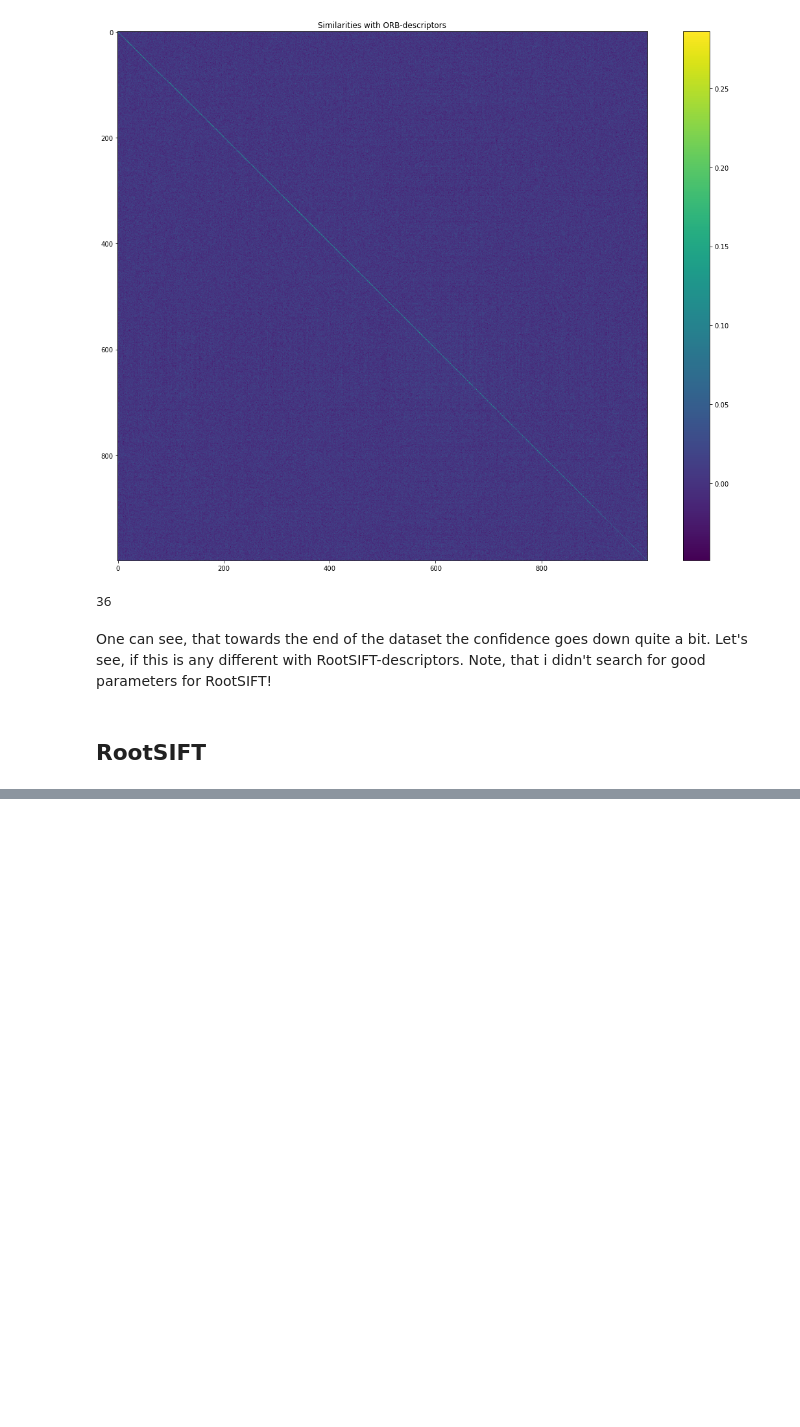
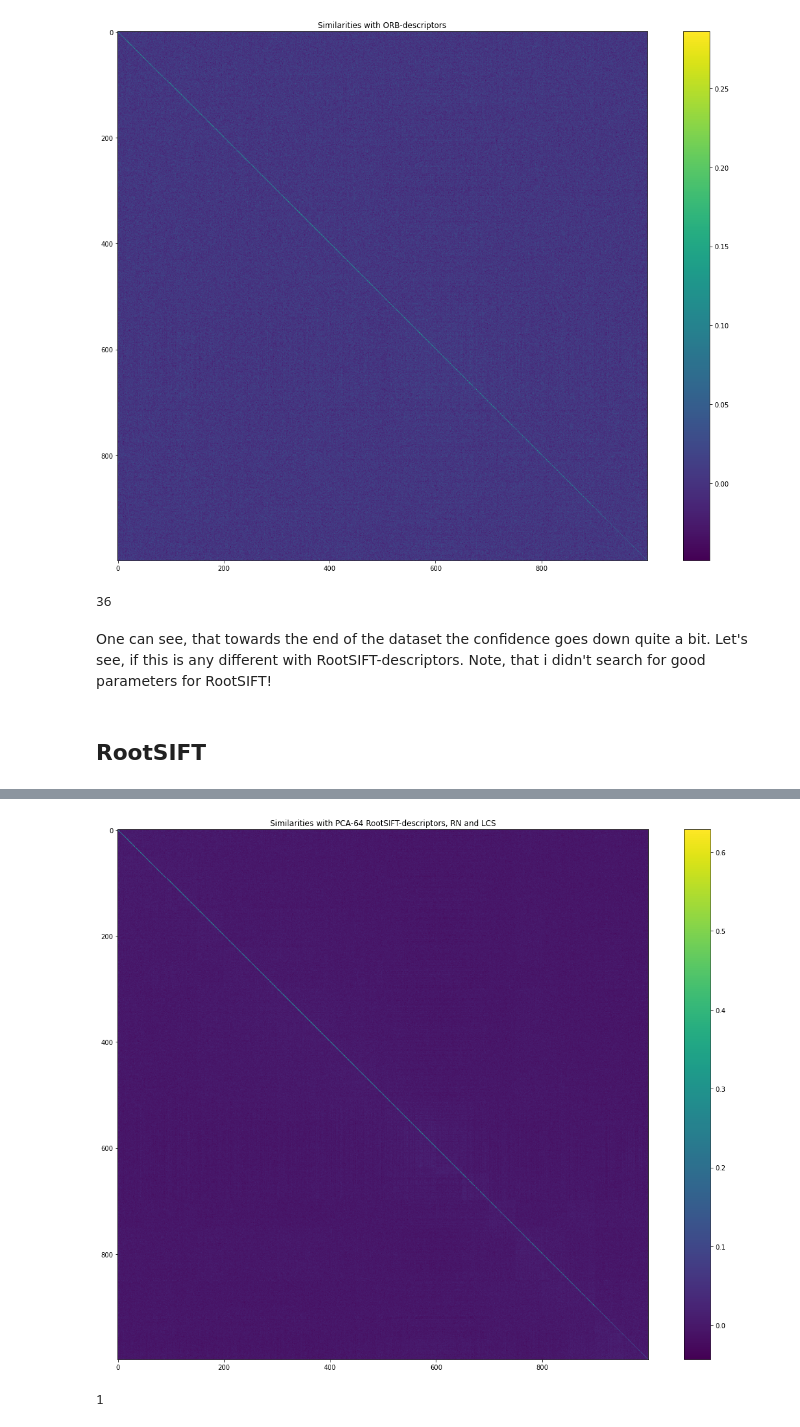
Before and after one commit to tim-hilt/vlad, a Jupyter notebook: examples/example.ipynb, the cells around one changed output, grey strips where cells are left out. Saved outputs shown, nothing was run; the diff lists cells and outputs as text; code cells hidden in the pictures; blank space fills up the shorter version.

```diff
--- a/examples/example.ipynb
+++ b/examples/example.ipynb
@@ -168,0 +194,5 @@ plt.colorbar();
+# %%
+tmp = []
+for i in range(db_tensor.shape[-1]):
+    tmp.append(db_mat_pca[i*db_tensor.shape[0]:(i+1)*db_tensor.shape[0]])
+db_tensor_pca = np.dstack(tmp)
@@ -168,0 +203,2 @@ plt.colorbar();
+# %%
+vlad_pca = VLAD(norming="RN", lcs=True).fit(db_tensor_pca)
@@ -168,0 +209,12 @@ plt.colorbar();
+# %%
+query_mat_pca = pca.transform(query_mat)
+
+tmp = []
+for i in range(query_tensor.shape[-1]):
+    tmp.append(query_mat_pca[i*query_tensor.shape[0]:(i+1)*query_tensor.shape[0]])
+query_tensor_pca = np.dstack(tmp)
+# %%
+scores_pca = np.zeros((query_tensor.shape[-1], vlad_pca.database.shape[0]))
+
+for i in pb.progressbar(range(len(scores_pca))):
+    scores_pca[i] = vlad_pca.predict_proba(query_tensor_pca[...,i])
@@ -168,0 +223,11 @@ plt.colorbar();
+# %%
+plt.figure(figsize=(20,15))
+plt.imshow(scores_pca)
+plt.title("Similarities with PCA-64 RootSIFT-descriptors, RN and LCS")
+plt.colorbar();
+# %% [output]
+[figure, added]
+# %%
+(np.argmax(scores_pca, axis=1) != np.delete(np.arange(1000), 92)).sum()  # Count number of false classifications
+# %% [output]
+1
```
Also changed, not shown: parts of 30 cells of this notebook, 2 other files.
